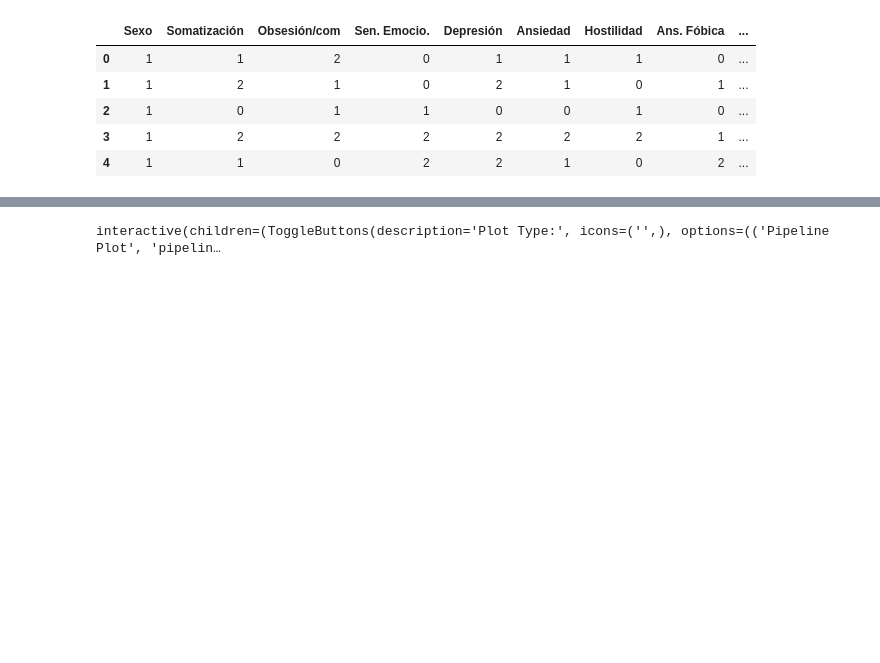
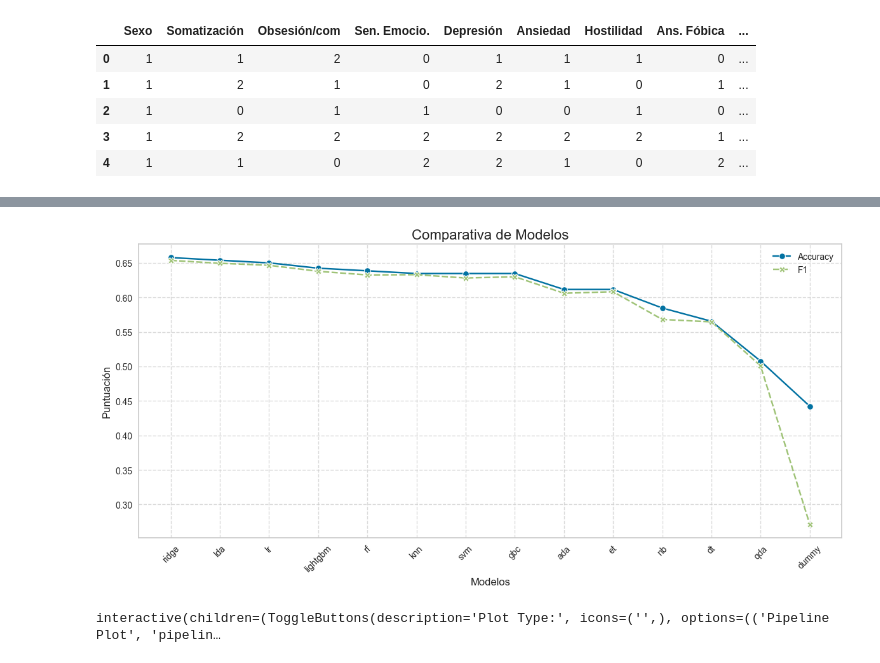
Before and after one commit to kristhyanlz/Predict_ECE_from_SA45, a Jupyter notebook: backend/trainModel2.ipynb, the cells around one changed output, grey strips where cells are left out. Drawn from its saved outputs; the diff is of its cells as text; code cells hidden in the pictures; blank space fills up the shorter version.

```diff
--- a/backend/trainModel2.ipynb
+++ b/backend/trainModel2.ipynb
@@ -135,4 +134,31 @@ best2 = exp.compare_models()
 [interactive output not drawn]
+# %%
+import matplotlib.pyplot as plt
+import seaborn as sns
+
+# Obtén los resultados de comparación como un DataFrame
+comparison_df = pull()
+
+# Filtra las métricas que quieres graficar
+metrics_to_plot = ['Accuracy', 'F1']  # Asegúrate de que los nombres coincidan con los del DataFrame
+filtered_df = comparison_df[metrics_to_plot]
+
+# Configura el gráfico
+plt.figure(figsize=(12, 6))
+sns.lineplot(data=filtered_df, markers=True)
+
+# Configura etiquetas y título
+plt.title("Comparativa de Modelos", fontsize=16)
+plt.xlabel("Modelos", fontsize=12)
+plt.ylabel("Puntuación", fontsize=12)
+plt.xticks(ticks=range(len(comparison_df.index)), labels=comparison_df.index, rotation=45)
+plt.grid(visible=True, linestyle='--', alpha=0.7)
+
+# Muestra el gráfico
+plt.tight_layout()
+plt.show()
+# %% [output]
+[figure, added]
 # %%
 evaluate_model(best)
 # %% [output]
```
Also changed, not shown: parts of 7 cells of this notebook, 5 other files.
